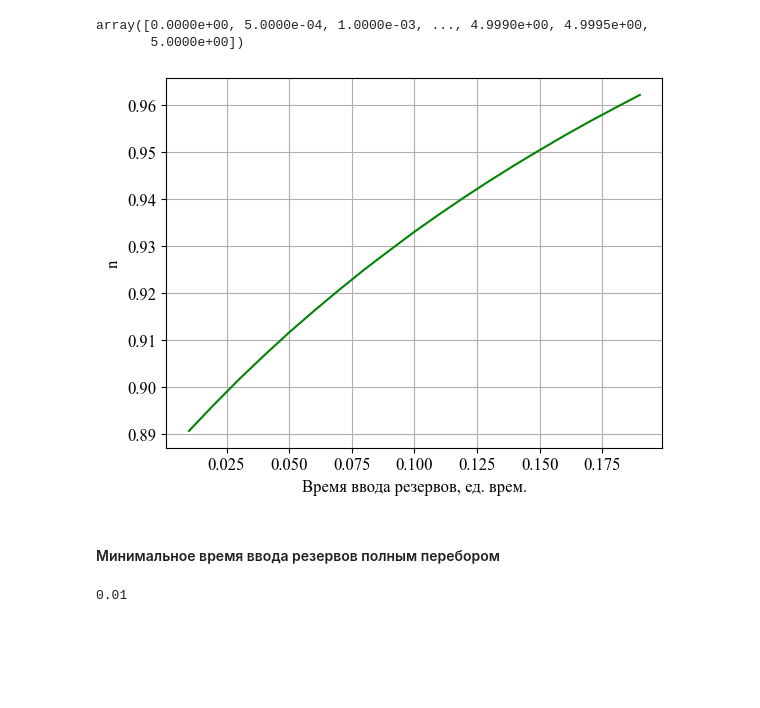
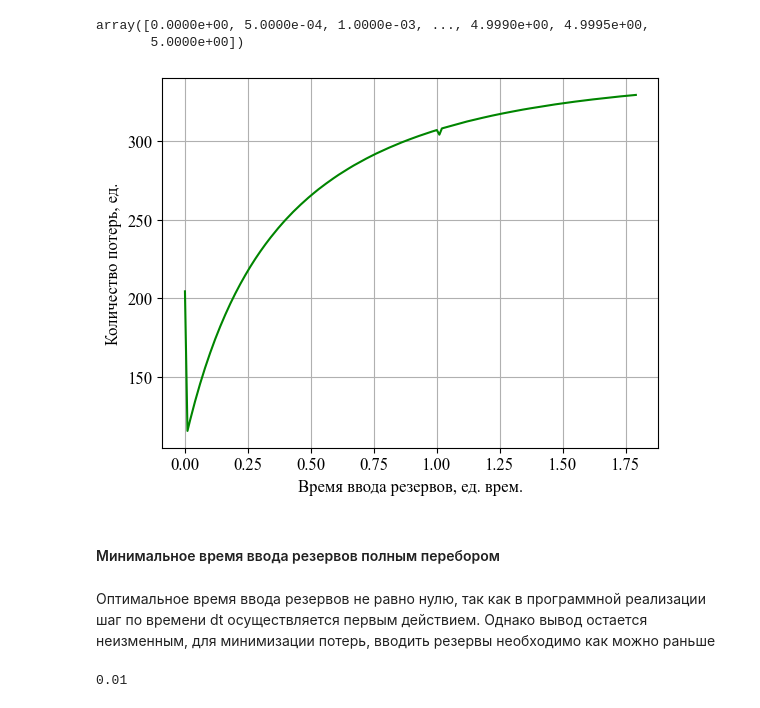
Before and after one commit to SamoilovSD/lanchester, a Jupyter notebook: Lanchester.ipynb, the cells around one changed output. Drawn from its saved outputs; the diff is of its cells as text; code cells hidden in the pictures; blank space fills up the shorter version.

```diff
--- a/Lanchester.ipynb
+++ b/Lanchester.ipynb
@@ -163,14 +163,14 @@ while (tau <= 1e3) and (N_1 > N_for_retreat_1) and (N_2 > N_for_retreat_2):
 t_guess = t_arr[-1]/3
 # %%
 history_t = np.array([])
-history_n = np.array([])
+history_N_dead = np.array([])
 
 def minimize_function(x):
-    global N_20, history_t, history_n, N_of_reinforcment
-    t_of_reinforcment = round(x[0], 3)
+    global N_20, history_t, history_N_dead, N_of_reinforcment
+    t_of_reinforcment = round(x[0], 2)
 
     tau = 0
-    dt = 1e-4
+    dt = 1e-3
     N_10 = 300
     N_1 = N_10
     N_2 = N_20
@@ -181,7 +181,7 @@ def minimize_function(x):
 
     while (tau <= 1e3) and (N_1 > N_for_retreat_1) and (N_2 > N_for_retreat_2):
         tau += dt
-        if round(tau, 3) == round(t_of_reinforcment, 3):
+        if round(tau, 2) == round(t_of_reinforcment, 2):
             N_1 += N_of_reinforcment
             N_10 += N_of_reinforcment
         dN_1 = -a_2 * N_2 * N_1/N_10 * dt
@@ -194,9 +194,9 @@ def minimize_function(x):
         N_2_arr = np.append(N_2_arr, N_2)
 
     history_t = np.append(history_t, t_of_reinforcment)
-    history_n = np.append(history_n, (N_10 - N_1_arr[-1])/N_10)
+    history_N_dead = np.append(history_N_dead, (N_10 - N_1_arr[-1]))
 
-    return (N_10 - N_1_arr[-1])/N_10
+    return (N_10 - N_1_arr[-1])
 # %%
 import scipy
 # %%
@@ -222,4 +222,4 @@ plt.grid()
 # %%
-t_of_reinforcment = round(res.x[0], 3)
+t_of_reinforcment = round(res.x[0], 2)
 t_of_reinforcment
 # %% [output]
@@ -237,7 +237,7 @@ N_2_arr = np.array([N_2])
 
 while (tau <= 1e3) and (N_1 > N_for_retreat_1) and (N_2 > N_for_retreat_2):
     tau += dt
-    if round(tau, 5) == t_of_reinforcment:
+    if round(tau, 3) == t_of_reinforcment:
         N_1 += N_of_reinforcment
         N_10 += N_of_reinforcment
     dN_1 = -a_2 * N_2 * N_1/N_10 * dt
@@ -294,11 +294,11 @@ N_of_reinforcment = 100
 from tqdm import tqdm
 # %%
 history_t = np.array([])
-history_n = np.array([])
+history_N_dead = np.array([])
 
 for i in tqdm(range(len(t_of_reinforcment_arr))):
     tau = 0
-    dt = 1e-2
+    dt = 1e-3
     N_10 = 300
     N_1 = N_10
     N_2 = N_20
@@ -309,7 +309,7 @@ for i in tqdm(range(len(t_of_reinforcment_arr))):
 
     while (tau <= 1e3) and (N_1 > N_for_retreat_1) and (N_2 > N_for_retreat_2):
         tau += dt
-        if round(tau, 5) == t_of_reinforcment_arr[i]:
+        if round(tau, 2) == t_of_reinforcment_arr[i]:
             N_1 += N_of_reinforcment
             N_10 += N_of_reinforcment
         dN_1 = -a_2 * N_2 * N_1/N_10 * dt
@@ -324,14 +324,16 @@ for i in tqdm(range(len(t_of_reinforcment_arr))):
 
     if N_1_arr[-1] > N_2_arr[-1]:
         history_t = np.append(history_t, t_of_reinforcment_arr[i])
-        history_n = np.append(history_n, (N_10 - N_1_arr[-1])/N_10)
+        history_N_dead = np.append(history_N_dead, (N_10 - N_1_arr[-1]))
 # %%
-plt.plot(history_t, history_n, color='#008500')
+plt.plot(history_t, history_N_dead, color='#008500')
 plt.xlabel('Время ввода резервов, ед. врем.')
-plt.ylabel('n')
+plt.ylabel('Количество потерь, ед.')
 plt.grid()
 # %% [output]
-[figure, old version]
+[figure, new version]
 # %% [markdown]
 #### Минимальное время ввода резервов полным перебором
+# %% [markdown]
+Оптимальное время ввода резервов не равно нулю, так как в программной реализации шаг по времени dt осуществляется первым действием. Однако вывод остается неизменным, для минимизации потерь, вводить резервы необходимо как можно раньше
 # %%
```
Also changed, not shown: parts of 7 cells of this notebook, 1 other file.
